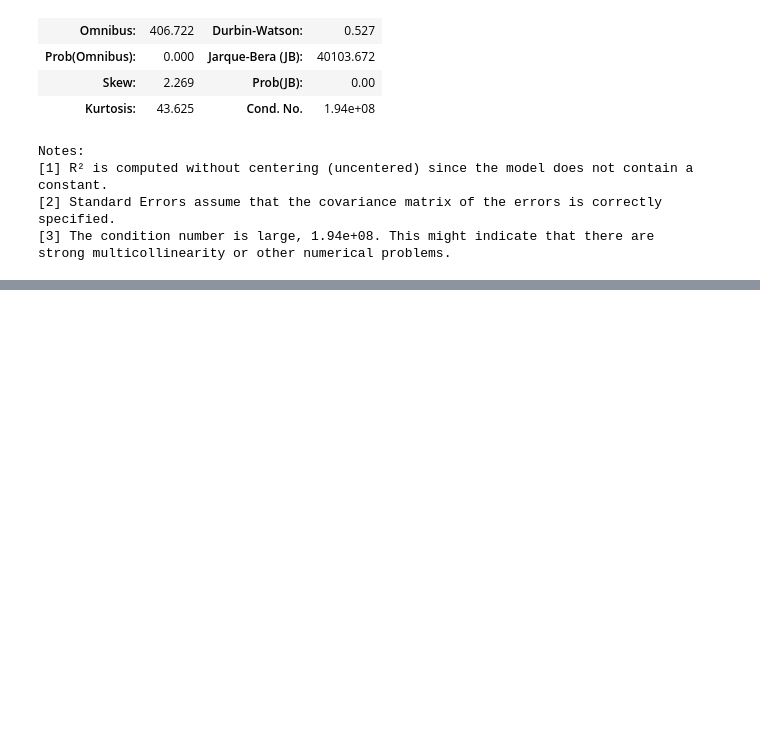
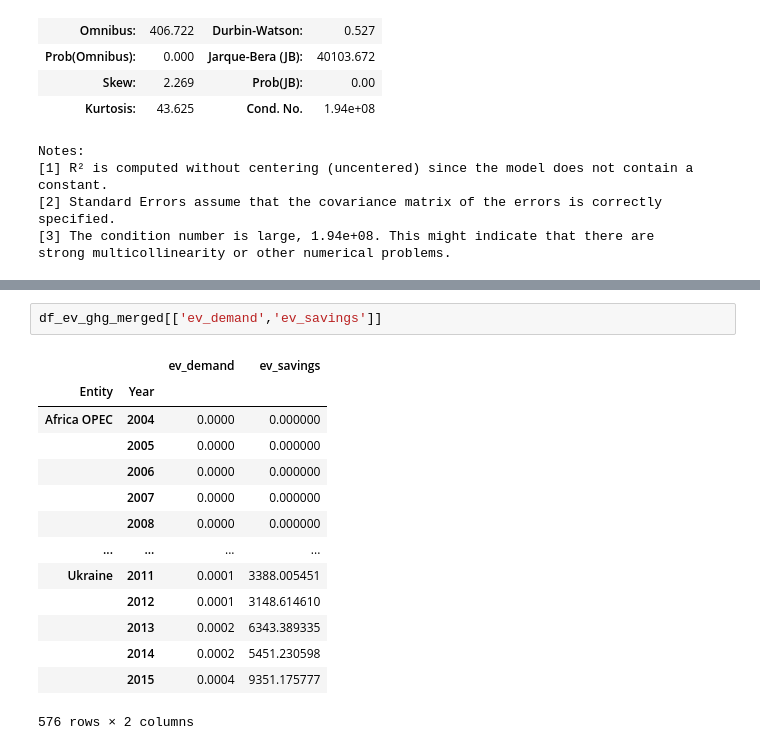
Before and after one commit to RuchitaAg/Group15_Project, a Jupyter notebook: Machine Learning Design/Resources/Emissions_data_EDA (1).ipynb, the cells around one changed output, grey strips where cells are left out. Drawn from its saved outputs; the diff is of its cells as text; blank space fills up the shorter version.

```diff
--- a/Machine Learning Design/Resources/Emissions_data_EDA (1).ipynb
+++ b/Machine Learning Design/Resources/Emissions_data_EDA (1).ipynb
@@ -854,3 +863,20 @@ df_ev_ghg_merged.plot(x='ev_demand',y='ev_savings',color='Red',legend=False,ax=a
+# %%
+df_ev_ghg_merged[['ev_demand','ev_savings']]
+# %% [output]
+|  |  | ev_demand | ev_savings |
+| Entity | Year |  |  |
+| Africa OPEC | 2004 | 0.0000 | 0.000000 |
+|  | 2005 | 0.0000 | 0.000000 |
+|  | 2006 | 0.0000 | 0.000000 |
+|  | 2007 | 0.0000 | 0.000000 |
+|  | 2008 | 0.0000 | 0.000000 |
+| ... | ... | ... | ... |
+| Ukraine | 2011 | 0.0001 | 3388.005451 |
+|  | 2012 | 0.0001 | 3148.614610 |
+|  | 2013 | 0.0002 | 6343.389335 |
+|  | 2014 | 0.0002 | 5451.230598 |
+|  | 2015 | 0.0004 | 9351.175777 |
+576 rows × 2 columns
 # %%
 import matplotlib.pyplot as plt
 
```
Also changed, not shown: parts of 14 cells of this notebook, 1 other file.
